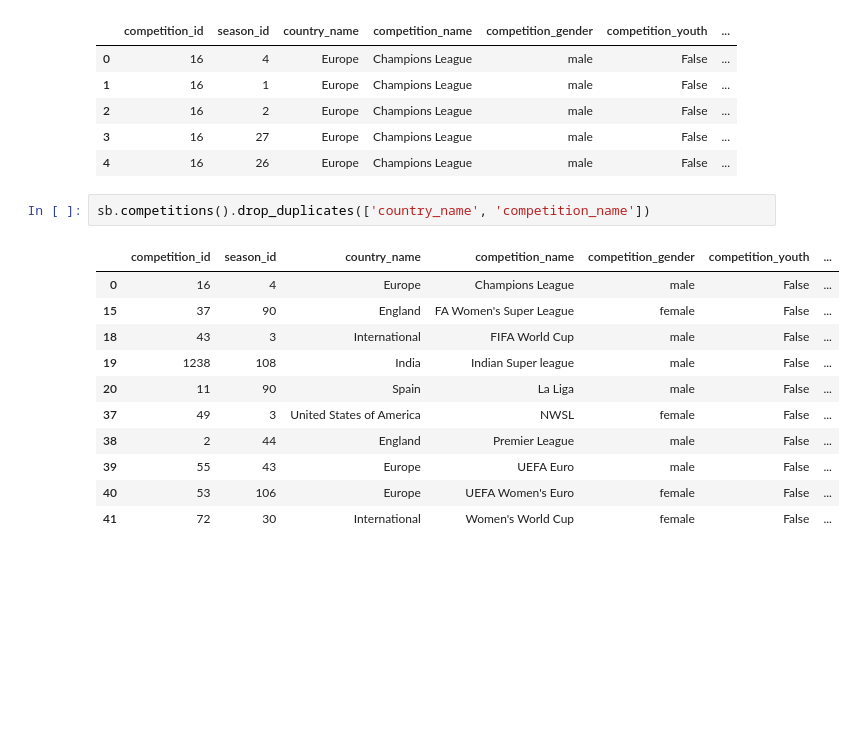
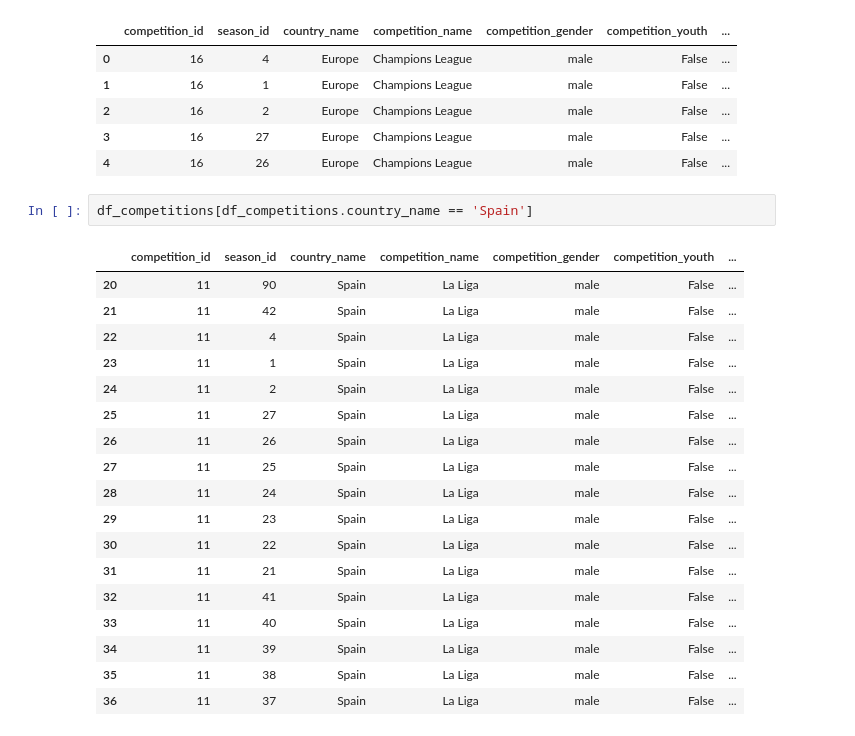
Before and after one commit to victorrmtz/Futbol_Predictor, a Jupyter notebook: src/Analisis partido.ipynb, the cells around one changed output. Saved outputs shown, nothing was run; the diff lists cells and outputs as text; blank space fills up the shorter version.

```diff
--- a/src/Analisis partido.ipynb
+++ b/src/Analisis partido.ipynb
@@ -15,17 +15,24 @@ df_competitions.head()
 | 3 | 16 | 27 | Europe | Champions League | male | False | ... |
 | 4 | 16 | 26 | Europe | Champions League | male | False | ... |
 # %%
-sb.competitions().drop_duplicates(['country_name', 'competition_name'])
+df_competitions[df_competitions.country_name == 'Spain']
 # %% [output]
 |  | competition_id | season_id | country_name | competition_name | competition_gender | competition_youth | ... |
-| 0 | 16 | 4 | Europe | Champions League | male | False | ... |
-| 15 | 37 | 90 | England | FA Women's Super League | female | False | ... |
-| 18 | 43 | 3 | International | FIFA World Cup | male | False | ... |
-| 19 | 1238 | 108 | India | Indian Super league | male | False | ... |
 | 20 | 11 | 90 | Spain | La Liga | male | False | ... |
-| 37 | 49 | 3 | United States of America | NWSL | female | False | ... |
-| 38 | 2 | 44 | England | Premier League | male | False | ... |
-| 39 | 55 | 43 | Europe | UEFA Euro | male | False | ... |
-| 40 | 53 | 106 | Europe | UEFA Women's Euro | female | False | ... |
-| 41 | 72 | 30 | International | Women's World Cup | female | False | ... |
+| 21 | 11 | 42 | Spain | La Liga | male | False | ... |
+| 22 | 11 | 4 | Spain | La Liga | male | False | ... |
+| 23 | 11 | 1 | Spain | La Liga | male | False | ... |
+| 24 | 11 | 2 | Spain | La Liga | male | False | ... |
+| 25 | 11 | 27 | Spain | La Liga | male | False | ... |
+| 26 | 11 | 26 | Spain | La Liga | male | False | ... |
+| 27 | 11 | 25 | Spain | La Liga | male | False | ... |
+| 28 | 11 | 24 | Spain | La Liga | male | False | ... |
+| 29 | 11 | 23 | Spain | La Liga | male | False | ... |
+| 30 | 11 | 22 | Spain | La Liga | male | False | ... |
+| 31 | 11 | 21 | Spain | La Liga | male | False | ... |
+| 32 | 11 | 41 | Spain | La Liga | male | False | ... |
+| 33 | 11 | 40 | Spain | La Liga | male | False | ... |
+| 34 | 11 | 39 | Spain | La Liga | male | False | ... |
+| 35 | 11 | 38 | Spain | La Liga | male | False | ... |
+| 36 | 11 | 37 | Spain | La Liga | male | False | ... |
 # %%
```
Also changed, not shown: parts of 15 cells of this notebook, 4 other files.
